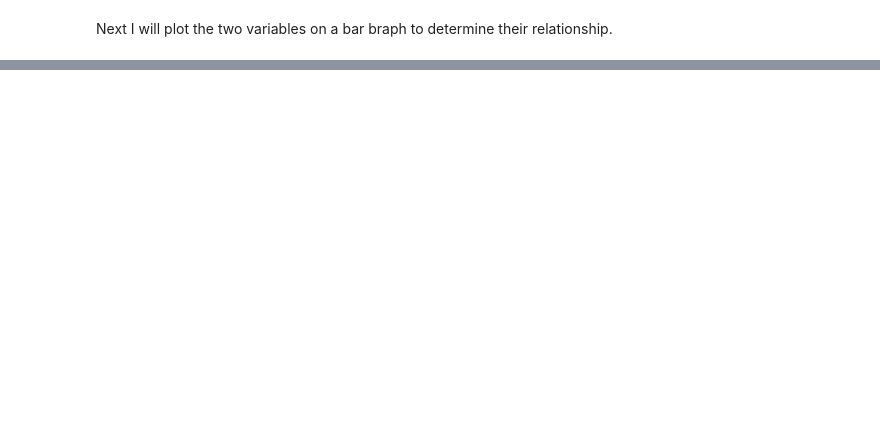
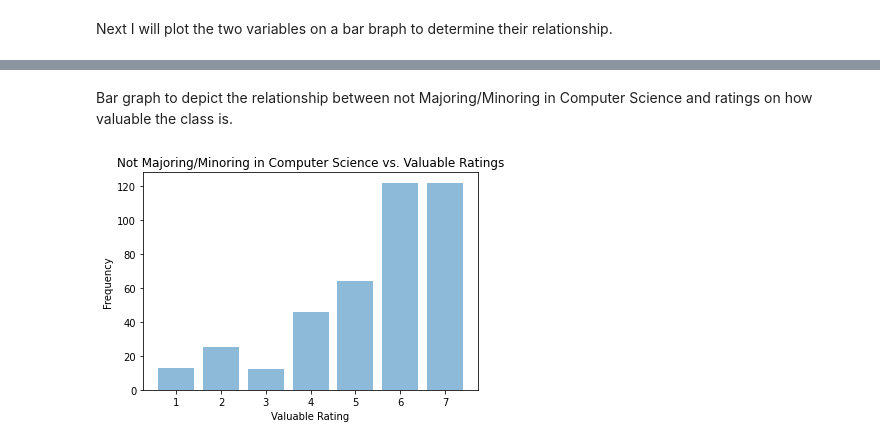
Before and after one commit to yutika01/comp110-21f-workspace, a Jupyter notebook: projects/pj01/analysis.ipynb, the cells around one changed output, grey strips where cells are left out. Drawn from its saved outputs; the diff is of its cells as text; code cells hidden in the pictures; blank space fills up the shorter version.

```diff
--- a/projects/pj01/analysis.ipynb
+++ b/projects/pj01/analysis.ipynb
@@ -43,0 +112,17 @@ Next I will plot the two variables on a bar braph to determine their relationshi
+# %% [markdown]
+Bar graph to depict the relationship between not Majoring/Minoring in Computer Science and ratings on how valuable the class is.
+# %%
+no_labels = ['1', '2', '3', '4', '5', '6', '7']
+no_y_pos = [0, 1, 2, 3, 4, 5, 6]
+counts_no = count(no_subset)
+no_values = [counts_no[1], counts_no[2], counts_no[3], counts_no[4], counts_no[5], counts_no[6], counts_no[7]]
+
+plt.bar(no_y_pos, no_values, align='center', alpha=0.5)
+plt.xticks(no_y_pos, no_labels)
+plt.xlabel('Valuable Rating')
+plt.ylabel('Frequency')
+plt.title('Not Majoring/Minoring in Computer Science vs. Valuable Ratings')
+
+plt.show()
+# %% [output]
+[figure, added]
```
Also changed, not shown: parts of 12 cells of this notebook.
